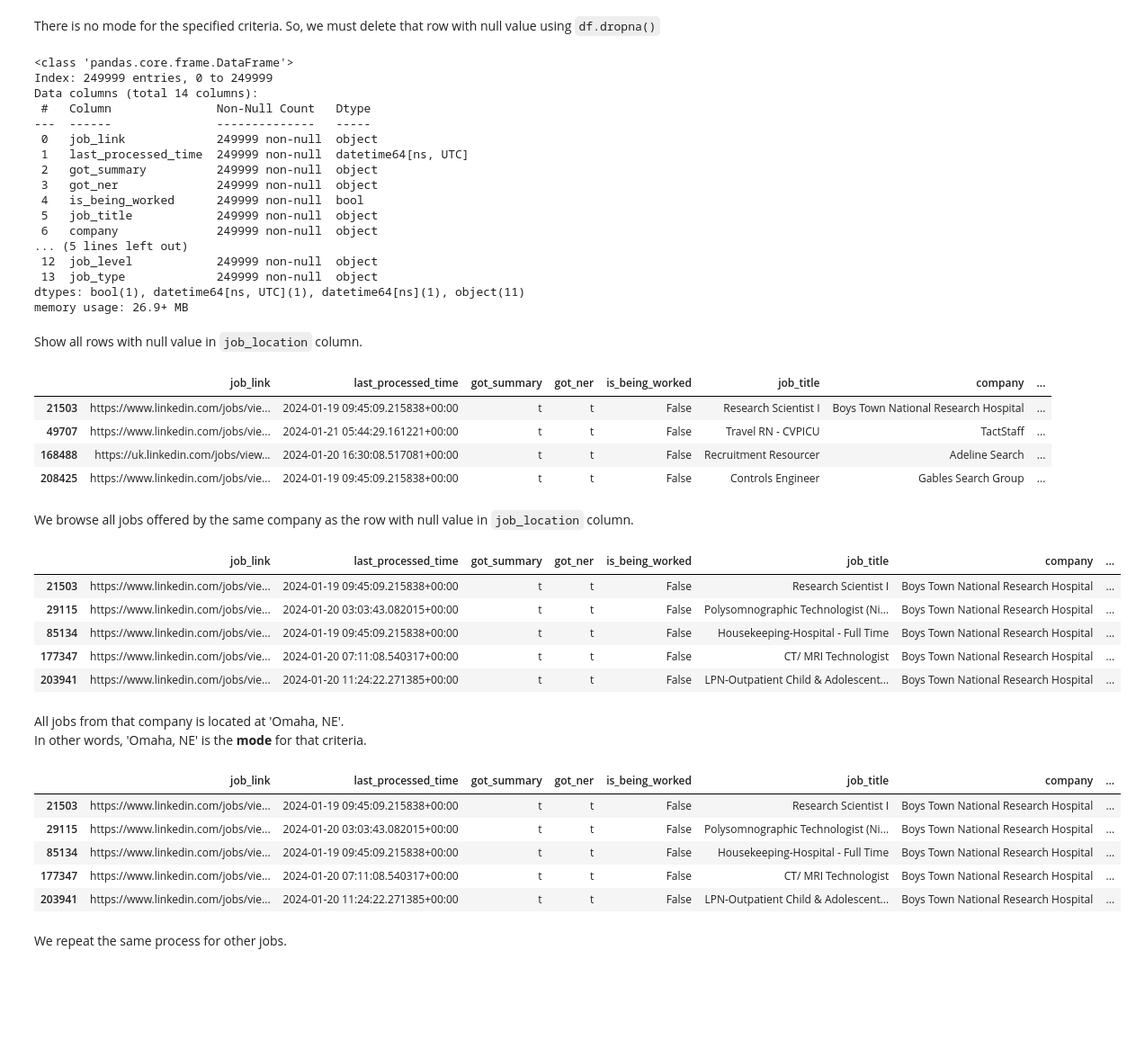
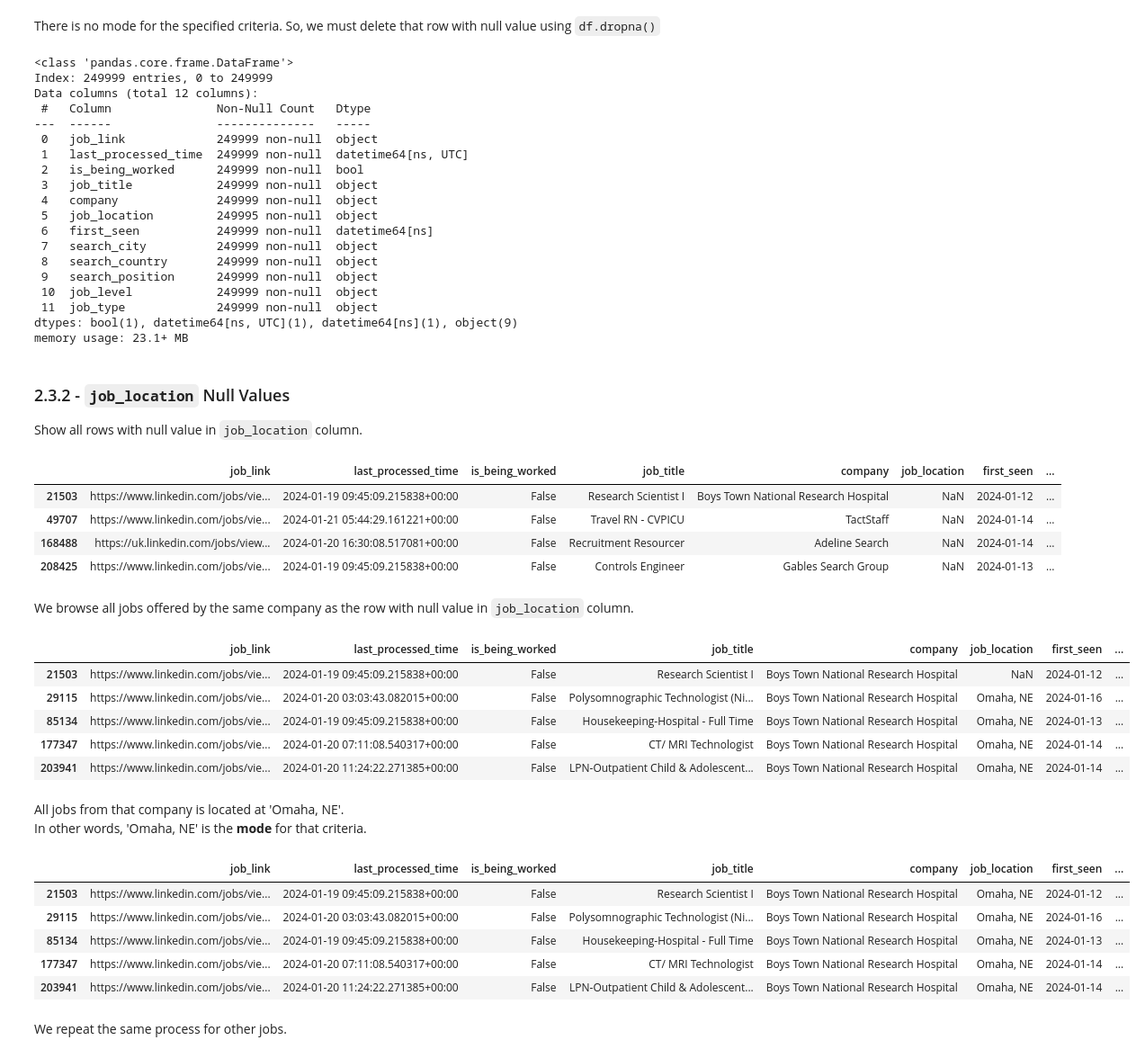
Before and after one commit to YaserKhy/Data-Analysis-Project-T5, a Jupyter notebook: Data Analysis Project.ipynb, the cells around one changed output. Shown: that part at 90% size. Saved outputs shown, nothing was run; the diff lists cells and outputs as text; code cells hidden in the pictures; blank space fills up the shorter version.

```diff
--- a/Data Analysis Project.ipynb
+++ b/Data Analysis Project.ipynb
@@ -25,5 +26,3 @@ Reading the dataset using `pd.read_csv()` and removing the old indicies.
 # %%
 df = pd.read_csv('./data/linkedin_job_postings_minimized.csv')
-df.drop(columns=['Unnamed: 0'],inplace=True)
-df = df.sort_index()
 # %% [markdown]
@@ -67,5 +84,2 @@ change dates columns data types from object to datetime using `pd.to_datetime()`
 # %%
-df['last_processed_time'] = pd.to_datetime(df['last_processed_time'])
-df['first_seen'] = pd.to_datetime(df['first_seen'])
-
-df.info()
+df.drop(columns=['Unnamed: 0', 'got_summary', 'got_ner'],inplace=True)
@@ -161,31 +184,34 @@ df.info()
 # %% [output]
 <class 'pandas.core.frame.DataFrame'>
 Index: 249999 entries, 0 to 249999
-Data columns (total 14 columns):
+Data columns (total 12 columns):
  #   Column               Non-Null Count   Dtype
 ---  ------               --------------   -----
  0   job_link             249999 non-null  object
  1   last_processed_time  249999 non-null  datetime64[ns, UTC]
- 2   got_summary          249999 non-null  object
- 3   got_ner              249999 non-null  object
- 4   is_being_worked      249999 non-null  bool
- 5   job_title            249999 non-null  object
- 6   company              249999 non-null  object
-... (5 lines left out)
- 12  job_level            249999 non-null  object
- 13  job_type             249999 non-null  object
-dtypes: bool(1), datetime64[ns, UTC](1), datetime64[ns](1), object(11)
-memory usage: 26.9+ MB
+ 2   is_being_worked      249999 non-null  bool
+ 3   job_title            249999 non-null  object
+ 4   company              249999 non-null  object
+ 5   job_location         249995 non-null  object
+ 6   first_seen           249999 non-null  datetime64[ns]
+ 7   search_city          249999 non-null  object
+ 8   search_country       249999 non-null  object
+ 9   search_position      249999 non-null  object
+ 10  job_level            249999 non-null  object
+ 11  job_type             249999 non-null  object
+dtypes: bool(1), datetime64[ns, UTC](1), datetime64[ns](1), object(9)
+memory usage: 23.1+ MB
 # %% [markdown]
+### 2.3.2 - `job_location` Null Values
 Show all rows with null value in `job_location` column.
 # %%
 df[df['job_location'].isnull()]
 # %% [output]
-|  | job_link | last_processed_time | got_summary | got_ner | is_being_worked | job_title | company | ... |
-| 21503 | https://www.linkedin.com/jobs/vie... | 2024-01-19 09:45:09.215838+00:00 | t | t | False | Research Scientist I | Boys Town National Research Hospital | ... |
-| 49707 | https://www.linkedin.com/jobs/vie... | 2024-01-21 05:44:29.161221+00:00 | t | t | False | Travel RN - CVPICU | TactStaff | ... |
-| 168488 | https://uk.linkedin.com/jobs/view... | 2024-01-20 16:30:08.517081+00:00 | t | t | False | Recruitment Resourcer | Adeline Search | ... |
-| 208425 | https://www.linkedin.com/jobs/vie... | 2024-01-19 09:45:09.215838+00:00 | t | t | False | Controls Engineer | Gables Search Group | ... |
+|  | job_link | last_processed_time | is_being_worked | job_title | company | job_location | first_seen | ... |
+| 21503 | https://www.linkedin.com/jobs/vie... | 2024-01-19 09:45:09.215838+00:00 | False | Research Scientist I | Boys Town National Research Hospital | NaN | 2024-01-12 | ... |
+| 49707 | https://www.linkedin.com/jobs/vie... | 2024-01-21 05:44:29.161221+00:00 | False | Travel RN - CVPICU | TactStaff | NaN | 2024-01-14 | ... |
+| 168488 | https://uk.linkedin.com/jobs/view... | 2024-01-20 16:30:08.517081+00:00 | False | Recruitment Resourcer | Adeline Search | NaN | 2024-01-14 | ... |
+| 208425 | https://www.linkedin.com/jobs/vie... | 2024-01-19 09:45:09.215838+00:00 | False | Controls Engineer | Gables Search Group | NaN | 2024-01-13 | ... |
 # %% [markdown]
 We browse all jobs offered by the same company as the row with null value in `job_location` column.
 # %%
@@ -196,25 +222,26 @@ gables_mask = df['company'] == 'Gables Search Group'
 # %%
 df[boys_company_mask]
 # %% [output]
-|  | job_link | last_processed_time | got_summary | got_ner | is_being_worked | job_title | company | ... |
-| 21503 | https://www.linkedin.com/jobs/vie... | 2024-01-19 09:45:09.215838+00:00 | t | t | False | Research Scientist I | Boys Town National Research Hospital | ... |
-| 29115 | https://www.linkedin.com/jobs/vie... | 2024-01-20 03:03:43.082015+00:00 | t | t | False | Polysomnographic Technologist (Ni... | Boys Town National Research Hospital | ... |
-| 85134 | https://www.linkedin.com/jobs/vie... | 2024-01-19 09:45:09.215838+00:00 | t | t | False | Housekeeping-Hospital - Full Time | Boys Town National Research Hospital | ... |
-| 177347 | https://www.linkedin.com/jobs/vie... | 2024-01-20 07:11:08.540317+00:00 | t | t | False | CT/ MRI Technologist | Boys Town National Research Hospital | ... |
-| 203941 | https://www.linkedin.com/jobs/vie... | 2024-01-20 11:24:22.271385+00:00 | t | t | False | LPN-Outpatient Child & Adolescent... | Boys Town National Research Hospital | ... |
+|  | job_link | last_processed_time | is_being_worked | job_title | company | job_location | first_seen | ... |
+| 21503 | https://www.linkedin.com/jobs/vie... | 2024-01-19 09:45:09.215838+00:00 | False | Research Scientist I | Boys Town National Research Hospital | NaN | 2024-01-12 | ... |
+| 29115 | https://www.linkedin.com/jobs/vie... | 2024-01-20 03:03:43.082015+00:00 | False | Polysomnographic Technologist (Ni... | Boys Town National Research Hospital | Omaha, NE | 2024-01-16 | ... |
+| 85134 | https://www.linkedin.com/jobs/vie... | 2024-01-19 09:45:09.215838+00:00 | False | Housekeeping-Hospital - Full Time | Boys Town National Research Hospital | Omaha, NE | 2024-01-13 | ... |
+| 177347 | https://www.linkedin.com/jobs/vie... | 2024-01-20 07:11:08.540317+00:00 | False | CT/ MRI Technologist | Boys Town National Research Hospital | Omaha, NE | 2024-01-14 | ... |
+| 203941 | https://www.linkedin.com/jobs/vie... | 2024-01-20 11:24:22.271385+00:00 | False | LPN-Outpatient Child & Adolescent... | Boys Town National Research Hospital | Omaha, NE | 2024-01-14 | ... |
 # %% [markdown]
 All jobs from that company is located at 'Omaha, NE'.\
 In other words, 'Omaha, NE' is the **mode** for that criteria.
 # %%
-df[boys_company_mask] = df[boys_company_mask].fillna('Omaha, NE')
+boys_company_mode = df[boys_company_mask]['job_location'].value_counts().index[0]
+df[boys_company_mask] = df[boys_company_mask].fillna(boys_company_mode)
 df[boys_company_mask]
 # %% [output]
-|  | job_link | last_processed_time | got_summary | got_ner | is_being_worked | job_title | company | ... |
-| 21503 | https://www.linkedin.com/jobs/vie... | 2024-01-19 09:45:09.215838+00:00 | t | t | False | Research Scientist I | Boys Town National Research Hospital | ... |
-| 29115 | https://www.linkedin.com/jobs/vie... | 2024-01-20 03:03:43.082015+00:00 | t | t | False | Polysomnographic Technologist (Ni... | Boys Town National Research Hospital | ... |
-| 85134 | https://www.linkedin.com/jobs/vie... | 2024-01-19 09:45:09.215838+00:00 | t | t | False | Housekeeping-Hospital - Full Time | Boys Town National Research Hospital | ... |
-| 177347 | https://www.linkedin.com/jobs/vie... | 2024-01-20 07:11:08.540317+00:00 | t | t | False | CT/ MRI Technologist | Boys Town National Research Hospital | ... |
-| 203941 | https://www.linkedin.com/jobs/vie... | 2024-01-20 11:24:22.271385+00:00 | t | t | False | LPN-Outpatient Child & Adolescent... | Boys Town National Research Hospital | ... |
+|  | job_link | last_processed_time | is_being_worked | job_title | company | job_location | first_seen | ... |
+| 21503 | https://www.linkedin.com/jobs/vie... | 2024-01-19 09:45:09.215838+00:00 | False | Research Scientist I | Boys Town National Research Hospital | Omaha, NE | 2024-01-12 | ... |
+| 29115 | https://www.linkedin.com/jobs/vie... | 2024-01-20 03:03:43.082015+00:00 | False | Polysomnographic Technologist (Ni... | Boys Town National Research Hospital | Omaha, NE | 2024-01-16 | ... |
+| 85134 | https://www.linkedin.com/jobs/vie... | 2024-01-19 09:45:09.215838+00:00 | False | Housekeeping-Hospital - Full Time | Boys Town National Research Hospital | Omaha, NE | 2024-01-13 | ... |
+| 177347 | https://www.linkedin.com/jobs/vie... | 2024-01-20 07:11:08.540317+00:00 | False | CT/ MRI Technologist | Boys Town National Research Hospital | Omaha, NE | 2024-01-14 | ... |
+| 203941 | https://www.linkedin.com/jobs/vie... | 2024-01-20 11:24:22.271385+00:00 | False | LPN-Outpatient Child & Adolescent... | Boys Town National Research Hospital | Omaha, NE | 2024-01-14 | ... |
 # %% [markdown]
 We repeat the same process for other jobs.
 # %%
```
Also changed, not shown: parts of 36 cells of this notebook.
